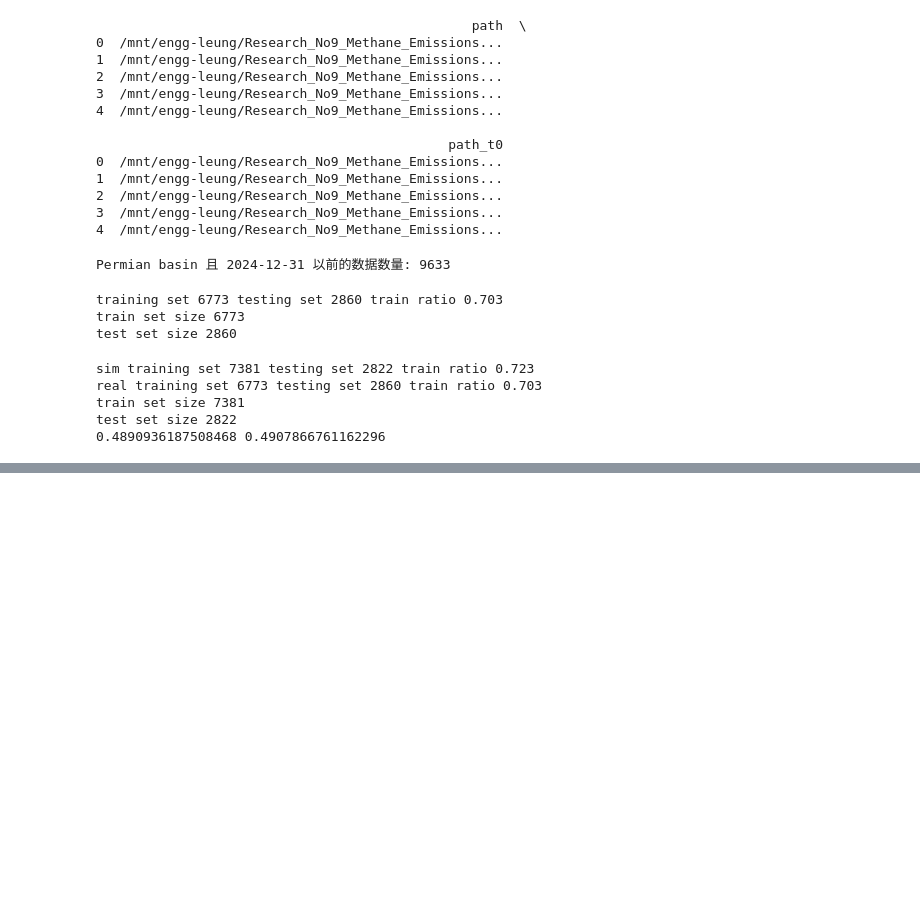
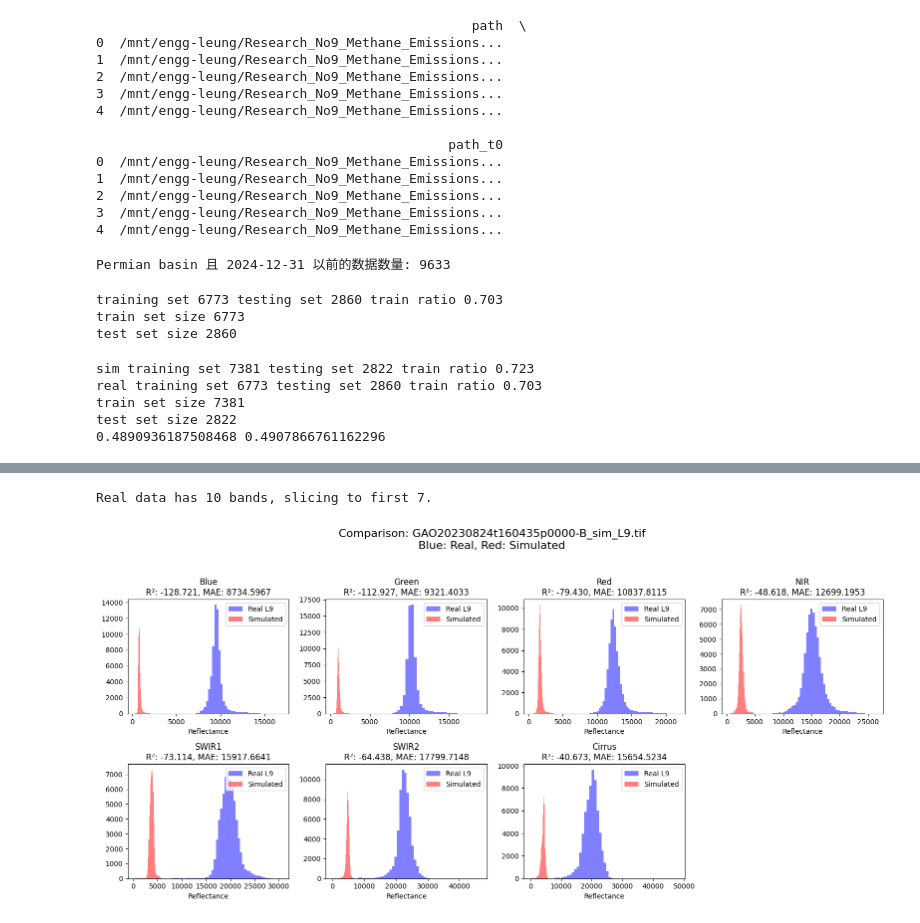
Before and after one commit to yuyao-wang/MethaneUnion, a Jupyter notebook: preprocess_dataset_L89/EMIT_l89.ipynb, the cells around one changed output, grey strips where cells are left out. Saved outputs shown, nothing was run; the diff lists cells and outputs as text; code cells hidden in the pictures; blank space fills up the shorter version.

```diff
--- a/preprocess_dataset_L89/EMIT_l89.ipynb
+++ b/preprocess_dataset_L89/EMIT_l89.ipynb
@@ -1183,0 +1319,80 @@ test set size 2822
+# %%
+import numpy as np
+import xarray as xr
+import rioxarray
+import matplotlib.pyplot as plt
+from sklearn.metrics import r2_score
+import os
+
+def compare_landsat_sim(sim_path, real_path):
+    # 1. 读取数据
+    sim_da = rioxarray.open_rasterio(sim_path)
+    real_da = rioxarray.open_rasterio(real_path)
+
+    # 【核心修改】：强制只取前 7 个波段
+    # 如果 real_da 维度是 (band, y, x)，我们切片取 [:7]
+    if real_da.shape[0] > 7:
+        print(f"Real data has {real_da.shape[0]} bands, slicing to first 7.")
+        real_da = real_da.isel(band=slice(0, 7))
+    elif real_da.shape[0] < 7:
+        print(f"Warning: Real data only has {real_da.shape[0]} bands!")
+
+    # 2. 空间对齐 (将 Landsat 重采样到模拟数据的网格上)
+    # real_aligned 的维度将与 sim_da 完全一致
+    real_aligned = real_da.rio.reproject_match(sim_da)
+
+    # 3. 提取数值
+    sim_val = sim_da.values
+    real_val = real_aligned.values
+
+    sim_val = sim_val * 10000.0 # 临时放大模拟值用于绘图
+
+    # 自动缩放 Landsat：如果是 0-10000 的 Uint16，转为 0-1
+    if real_val.max() > 10:
+        print("Scaling Real data from digital numbers to reflectance (0-1)...")
+        real_val = real_val / 10000.0
+
+    # 4. 统计对比
+    bands = ["Blue", "Green", "Red", "NIR", "SWIR1", "SWIR2", "Cirrus"]
+    plt.figure(figsize=(16, 8))
+
+    # 确定实际可对比的波段数，防止数组越界
+    num_to_compare = min(7, sim_val.shape[0], real_val.shape[0])
+
+    for i in range(num_to_compare):
+        # 掩膜处理：剔除无效值（0 或 NaN）
+        # 这一步很关键，如果不剔除背景 0 值，R² 会因为包含大量背景而虚高
+        mask_i = (sim_val[i] > 0) & (real_val[i] > 0) & \
+                 (~np.isnan(sim_val[i])) & (~np.isnan(real_val[i]))
+
+        b_sim = sim_val[i][mask_i]
+        b_real = real_val[i][mask_i]
+
+        if b_sim.size < 10:
+            print(f"Band {i+1} ({bands[i]}) has no overlapping valid pixels.")
+            continue
+
+        r2 = r2_score(b_real, b_sim)
+        mae = np.mean(np.abs(b_real - b_sim))
+
+        # 绘图：直方图对比
+        plt.subplot(2, 4, i+1)
+        plt.hist(b_real.ravel(), bins=50, alpha=0.5, label='Real L9', color='blue')
+        plt.hist(b_sim.ravel(), bins=50, alpha=0.5, label='Simulated', color='red')
+        plt.title(f"{bands[i]}\nR²: {r2:.3f}, MAE: {mae:.4f}")
+        plt.xlabel("Reflectance")
+        plt.legend()
+
+    sim_filename = os.path.basename(sim_path) # 获取文件名
+    plt.suptitle(f"Comparison: {sim_filename}\nBlue: Real, Red: Simulated", fontsize=16)
+    plt.tight_layout(rect=[0, 0.03, 1, 0.95])
+    plt.show()
+
+# 调用示例
+compare_landsat_sim(
+    "/mnt/engg-leung/Research_No9_Methane_Emissions/Yuyao/raw_data_dir_l89_L2SR/EMIT_simulated_landsat9_60resolution/GAO20230824t160435p0000-B_sim_L9.tif",
+    "/mnt/engg-leung/Research_No9_Methane_Emissions/Yuyao/Dataset/data_dir_l89_L2SR/L89_-790360_512std/GAO20230824t160435p0000-B/l89_0_std_512.tif"
+)
+# %% [output]
+Real data has 10 bands, slicing to first 7.
+[figure, added]
```
Also changed, not shown: parts of 3 cells of this notebook, 2 other files.
